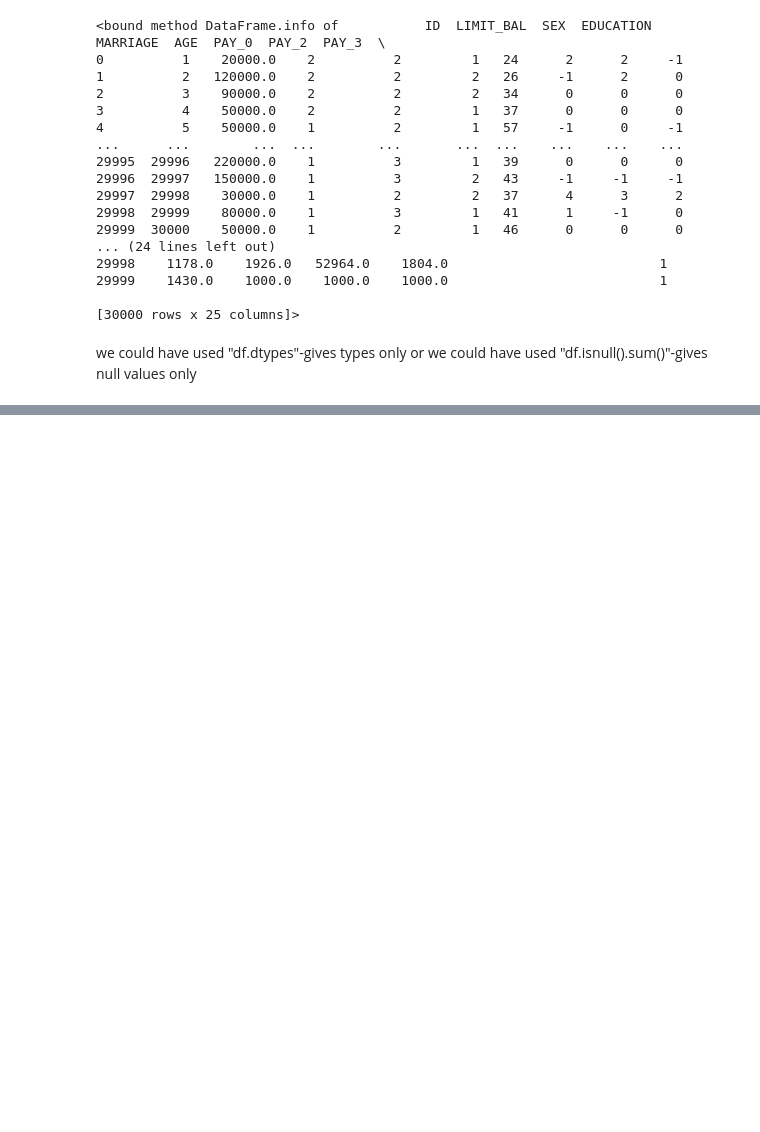
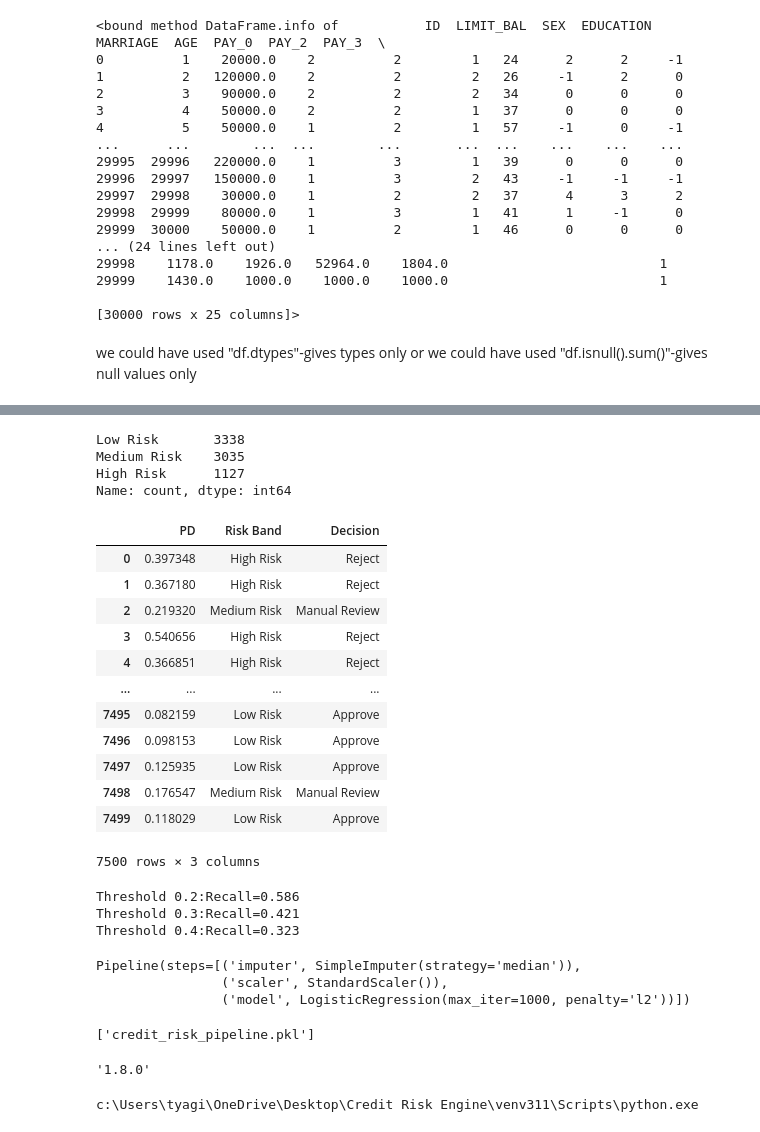
Before and after one commit to Gestok01/credit-risk-engine, a Jupyter notebook: notebooks/01_credit_risk_data_exploration.ipynb, the cells around one changed output, grey strips where cells are left out. Cells and saved outputs as stored; diff of their text form; code cells hidden in the pictures; blank space fills up the shorter version.

Commit message:
Complete end-to-end notebook: data prep, features, model training

```diff
--- a/notebooks/01_credit_risk_data_exploration.ipynb
+++ b/notebooks/01_credit_risk_data_exploration.ipynb
@@ -65,0 +409,78 @@ we could have used "df.dtypes"-gives types only  or we could have used "df.isnul
+# %%
+y_test_proba=pipeline.predict_proba(x_test)[:,1]
+# %%
+def assign_risk_band(pd):
+    if pd<0.15:
+        return "Low Risk"
+    elif pd<0.35:
+        return "Medium Risk"
+    else:
+        return "High Risk"
+# %%
+risk_bands=pd.Series(y_test_proba).apply(assign_risk_band)
+risk_bands.value_counts()
+# %% [output]
+Low Risk       3338
+Medium Risk    3035
+High Risk      1127
+Name: count, dtype: int64
+# %%
+def decision_from_band(band):
+    if band=="Low Risk":
+        return "Approve"
+    elif band=="Medium Risk":
+        return "Manual Review"
+    else:
+        return "Reject"
+# %%
+decision_df=pd.DataFrame({
+    "PD":y_test_proba,
+    "Risk Band":risk_bands,
+})
+decision_df["Decision"]=decision_df["Risk Band"].apply(decision_from_band)
+decision_df
+# %% [output]
+|  | PD | Risk Band | Decision |
+| 0 | 0.397348 | High Risk | Reject |
+| 1 | 0.367180 | High Risk | Reject |
+| 2 | 0.219320 | Medium Risk | Manual Review |
+| 3 | 0.540656 | High Risk | Reject |
+| 4 | 0.366851 | High Risk | Reject |
+| ... | ... | ... | ... |
+| 7495 | 0.082159 | Low Risk | Approve |
+| 7496 | 0.098153 | Low Risk | Approve |
+| 7497 | 0.125935 | Low Risk | Approve |
+| 7498 | 0.176547 | Medium Risk | Manual Review |
+| 7499 | 0.118029 | Low Risk | Approve |
+7500 rows × 3 columns
+# %%
+thresholds=[0.2,0.3,0.4]
+for t in thresholds:
+    decisions=(y_test_proba>=t).astype(int)
+    recall=recall_score(y_test,decisions)
+    print(f"Threshold {t}:Recall={recall:.3f}")
+# %% [output]
+Threshold 0.2:Recall=0.586
+Threshold 0.3:Recall=0.421
+Threshold 0.4:Recall=0.323
+# %%
+pipeline
+# %% [output]
+Pipeline(steps=[('imputer', SimpleImputer(strategy='median')),
+                ('scaler', StandardScaler()),
+                ('model', LogisticRegression(max_iter=1000, penalty='l2'))])
+# %%
+import joblib
+joblib.dump(pipeline,"credit_risk_pipeline.pkl")
+# %% [output]
+['credit_risk_pipeline.pkl']
+# %%
+import sklearn
+sklearn.__version__
+# %% [output]
+'1.8.0'
+# %%
+import sys
+print(sys.executable)
+# %% [output]
+c:\Users\tyagi\OneDrive\Desktop\Credit Risk Engine\venv311\Scripts\python.exe
```
Also changed, not shown: parts of 36 cells of this notebook.
